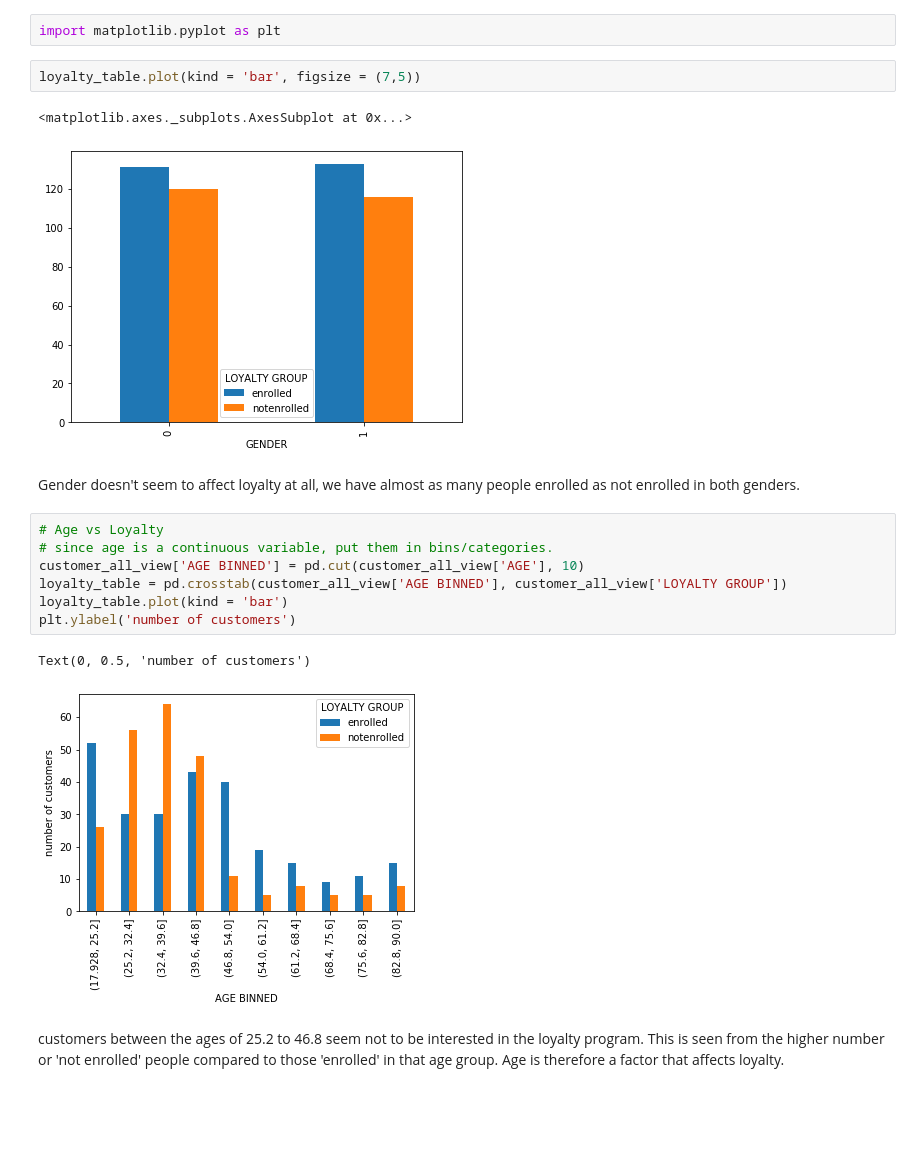
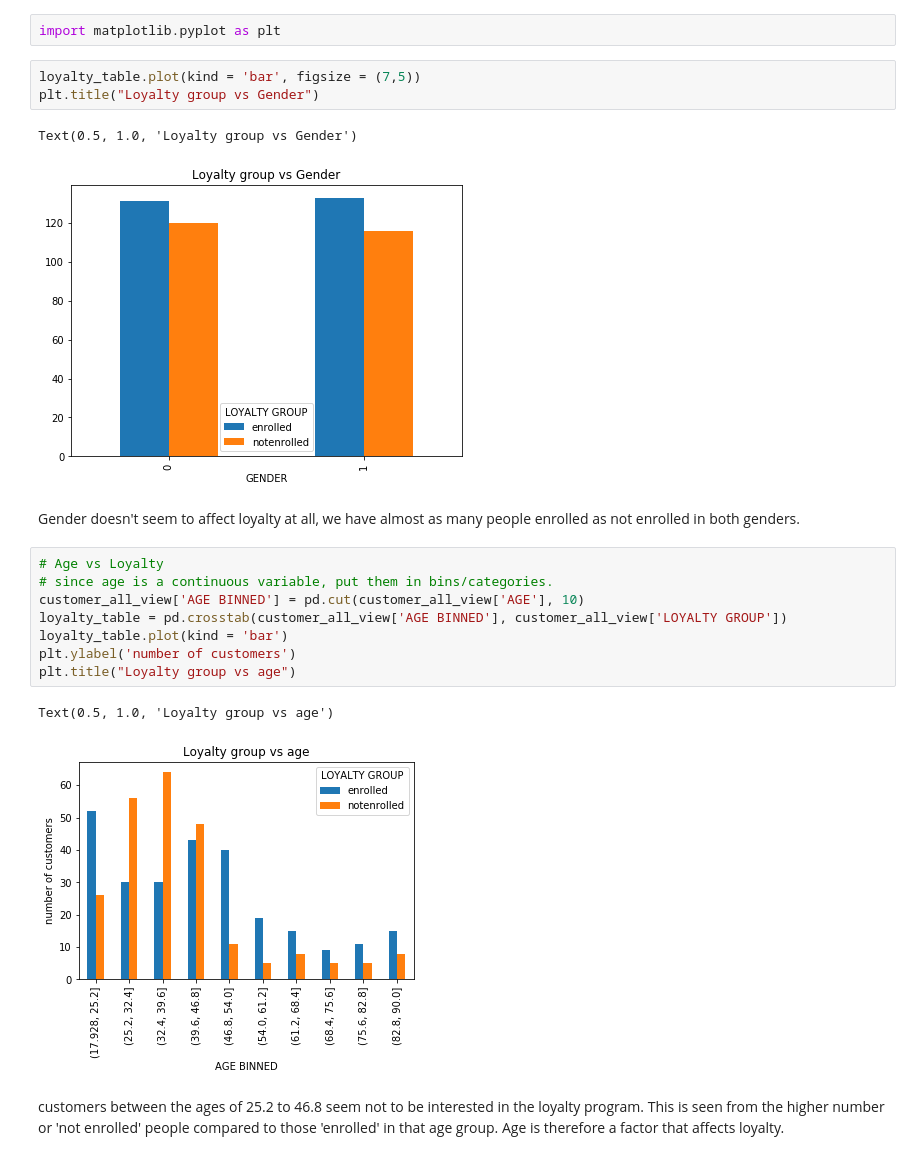
Before and after one commit to CikuKariuki/Retailer-X, a Jupyter notebook: analysis/Retailer X.ipynb, the cells around one changed output. Cells and saved outputs as stored; diff of their text form; blank space fills up the shorter version.

```diff
--- a/analysis/Retailer X.ipynb
+++ b/analysis/Retailer X.ipynb
@@ -208,9 +208,10 @@ loyalty_table
 import matplotlib.pyplot as plt
 # %%
 loyalty_table.plot(kind = 'bar', figsize = (7,5))
+plt.title("Loyalty group vs Gender")
 # %% [output]
-<matplotlib.axes._subplots.AxesSubplot at 0x...>
+Text(0.5, 1.0, 'Loyalty group vs Gender')
-[figure, old version]
+[figure, new version]
 # %% [markdown]
 Gender doesn't seem to affect loyalty at all, we have almost as many people enrolled as not enrolled in both genders.
 # %%
@@ -220,9 +221,10 @@ customer_all_view['AGE BINNED'] = pd.cut(customer_all_view['AGE'], 10)
 loyalty_table = pd.crosstab(customer_all_view['AGE BINNED'], customer_all_view['LOYALTY GROUP'])
 loyalty_table.plot(kind = 'bar')
 plt.ylabel('number of customers')
+plt.title("Loyalty group vs age")
 # %% [output]
-Text(0, 0.5, 'number of customers')
+Text(0.5, 1.0, 'Loyalty group vs age')
-[figure, old version]
+[figure, new version]
 # %% [markdown]
 customers between the ages of 25.2 to 46.8 seem not to be interested in the loyalty program. This is seen from the higher number or 'not enrolled' people compared to those 'enrolled' in that age group. Age is therefore a factor that affects loyalty.
 # %%
```
Also changed, not shown: parts of 20 cells of this notebook, 2 other files.
